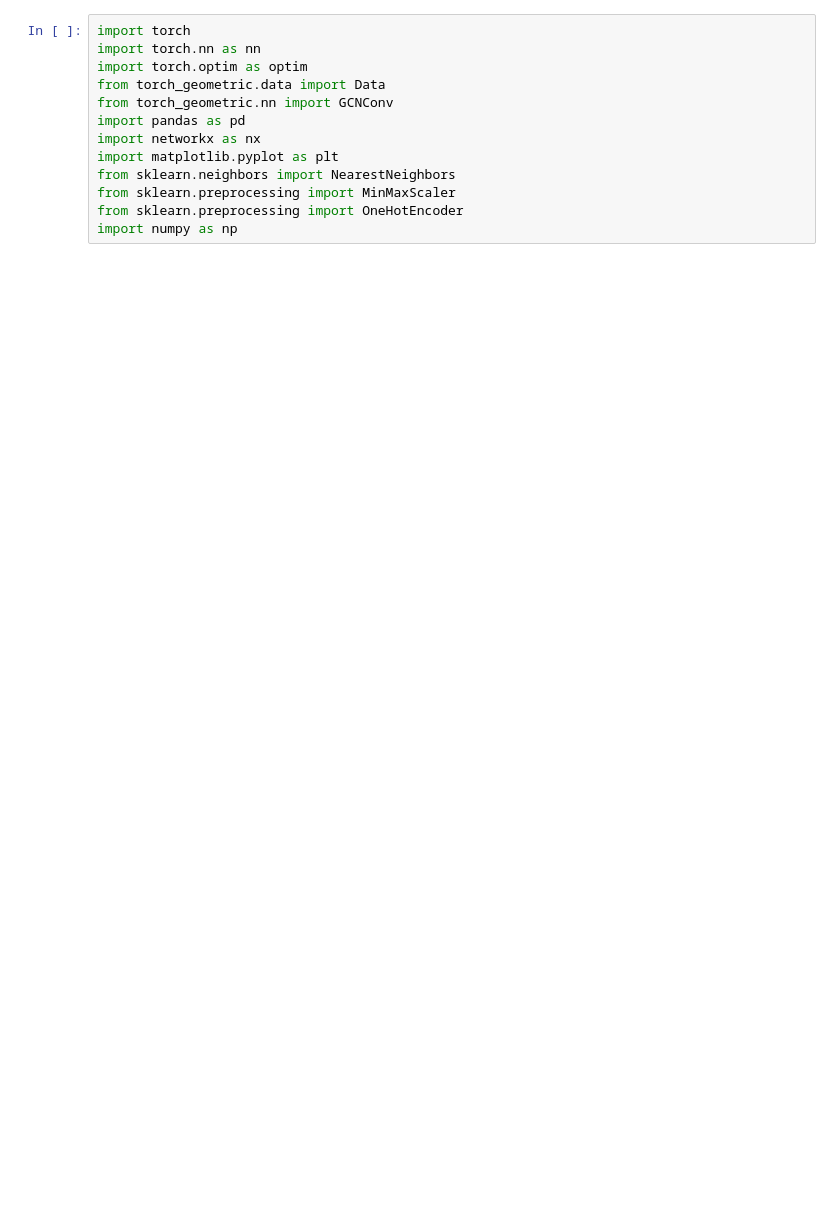
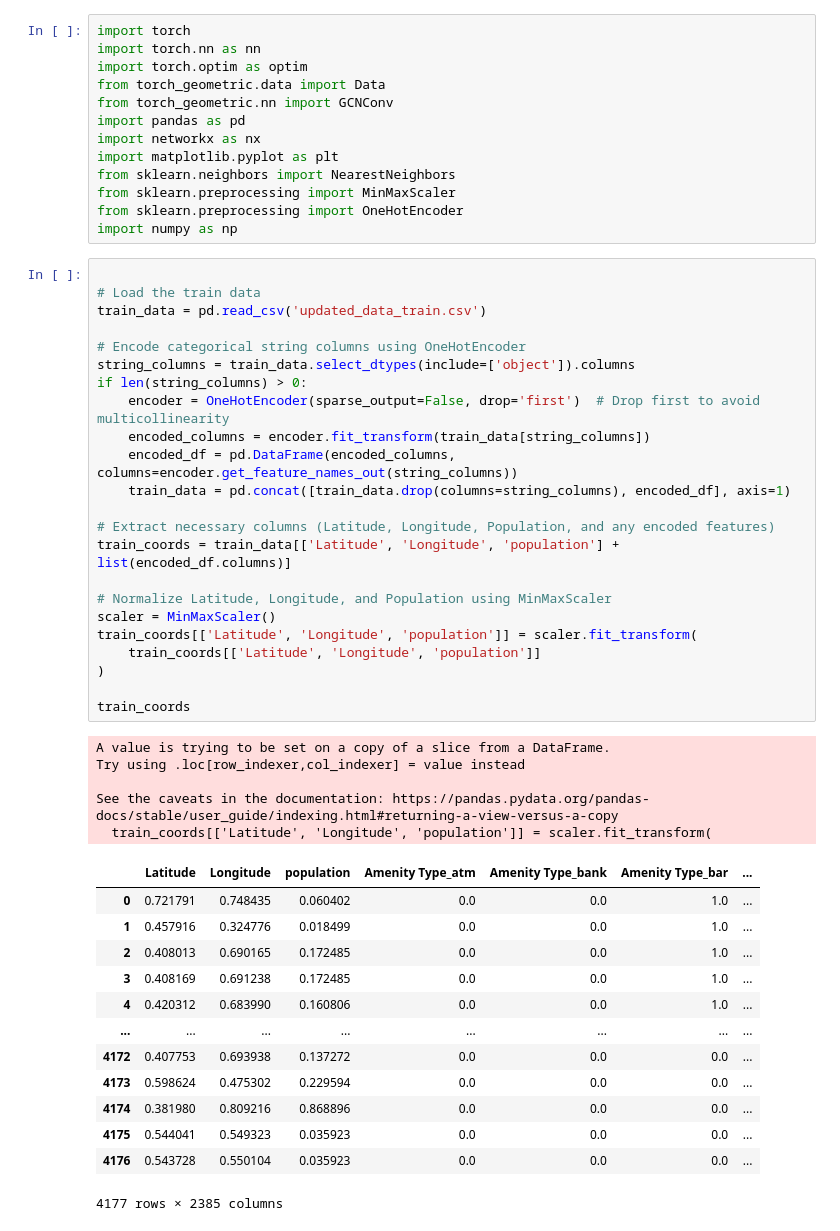
Before and after one commit to chetaniitbhilai/ML_Project, a Jupyter notebook: models/model_test/GNN_aryan.ipynb, the cells around one changed output. Cells and saved outputs as stored; diff of their text form; blank space fills up the shorter version.

```diff
--- a/models/model_test/GNN_aryan.ipynb
+++ b/models/model_test/GNN_aryan.ipynb
@@ -11,4 +11,46 @@ from sklearn.neighbors import NearestNeighbors
 from sklearn.preprocessing import MinMaxScaler
 from sklearn.preprocessing import OneHotEncoder
 import numpy as np
+# %%
+
+# Load the train data
+train_data = pd.read_csv('updated_data_train.csv')
+
+# Encode categorical string columns using OneHotEncoder
+string_columns = train_data.select_dtypes(include=['object']).columns
+if len(string_columns) > 0:
+    encoder = OneHotEncoder(sparse_output=False, drop='first')  # Drop first to avoid multicollinearity
+    encoded_columns = encoder.fit_transform(train_data[string_columns])
+    encoded_df = pd.DataFrame(encoded_columns, columns=encoder.get_feature_names_out(string_columns))
+    train_data = pd.concat([train_data.drop(columns=string_columns), encoded_df], axis=1)
+
+# Extract necessary columns (Latitude, Longitude, Population, and any encoded features)
+train_coords = train_data[['Latitude', 'Longitude', 'population'] + list(encoded_df.columns)]
+
+# Normalize Latitude, Longitude, and Population using MinMaxScaler
+scaler = MinMaxScaler()
+train_coords[['Latitude', 'Longitude', 'population']] = scaler.fit_transform(
+    train_coords[['Latitude', 'Longitude', 'population']]
+)
+
+train_coords
+# %% [output]
+A value is trying to be set on a copy of a slice from a DataFrame.
+Try using .loc[row_indexer,col_indexer] = value instead
+
+See the caveats in the documentation: https://pandas.pydata.org/pandas-docs/stable/user_guide/indexing.html#returning-a-view-versus-a-copy
+  train_coords[['Latitude', 'Longitude', 'population']] = scaler.fit_transform(
+|  | Latitude | Longitude | population | Amenity Type_atm | Amenity Type_bank | Amenity Type_bar | ... |
+| 0 | 0.721791 | 0.748435 | 0.060402 | 0.0 | 0.0 | 1.0 | ... |
+| 1 | 0.457916 | 0.324776 | 0.018499 | 0.0 | 0.0 | 1.0 | ... |
+| 2 | 0.408013 | 0.690165 | 0.172485 | 0.0 | 0.0 | 1.0 | ... |
+| 3 | 0.408169 | 0.691238 | 0.172485 | 0.0 | 0.0 | 1.0 | ... |
+| 4 | 0.420312 | 0.683990 | 0.160806 | 0.0 | 0.0 | 1.0 | ... |
+| ... | ... | ... | ... | ... | ... | ... | ... |
+| 4172 | 0.407753 | 0.693938 | 0.137272 | 0.0 | 0.0 | 0.0 | ... |
+| 4173 | 0.598624 | 0.475302 | 0.229594 | 0.0 | 0.0 | 0.0 | ... |
+| 4174 | 0.381980 | 0.809216 | 0.868896 | 0.0 | 0.0 | 0.0 | ... |
+| 4175 | 0.544041 | 0.549323 | 0.035923 | 0.0 | 0.0 | 0.0 | ... |
+| 4176 | 0.543728 | 0.550104 | 0.035923 | 0.0 | 0.0 | 0.0 | ... |
+4177 rows × 2385 columns
 # %%
```
Also changed, not shown: parts of 3 cells of this notebook, 2 other files.
